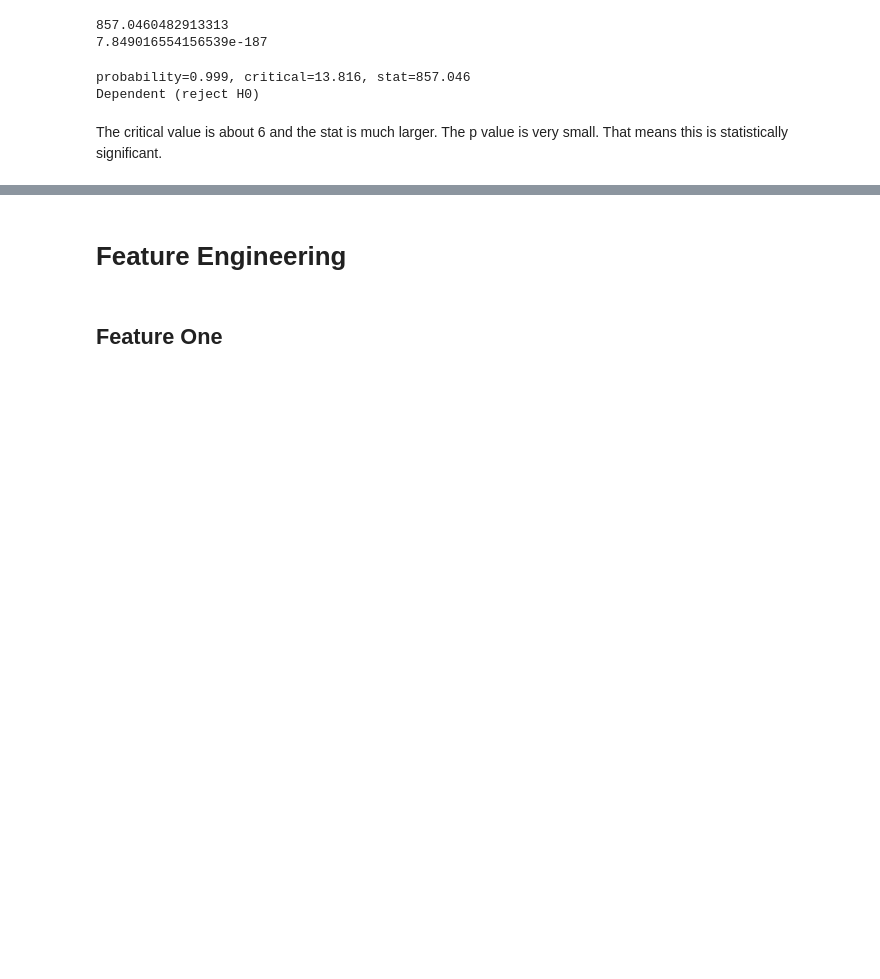
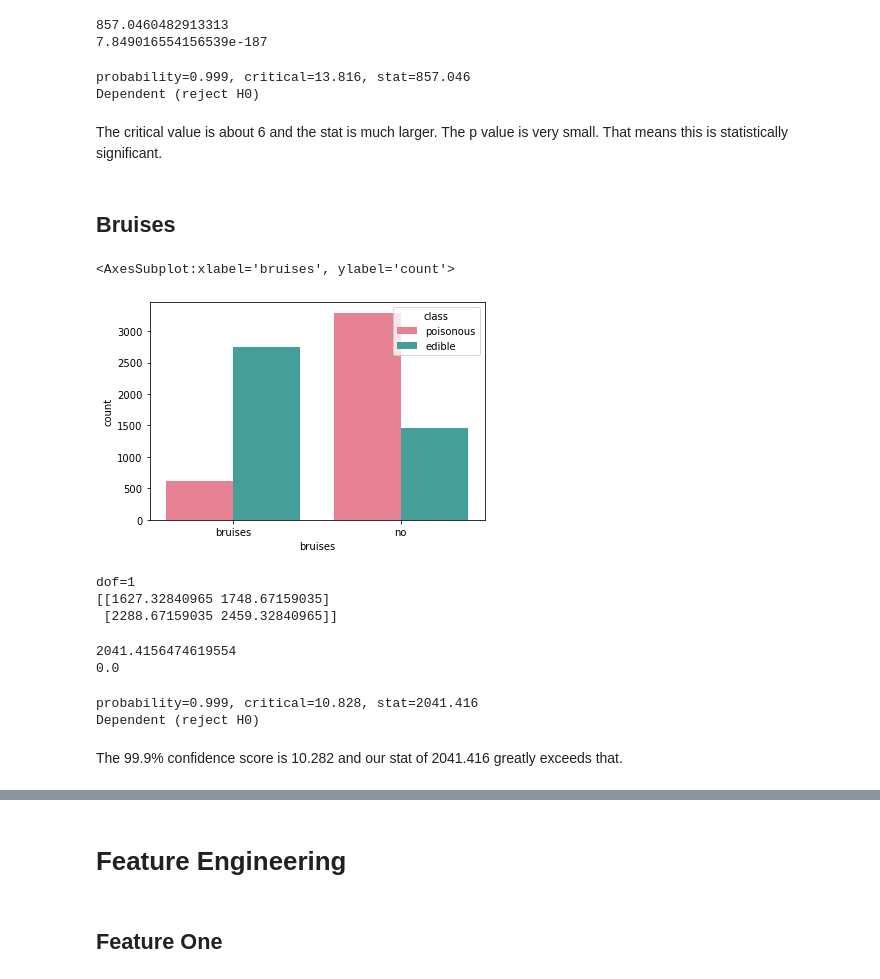
Before and after one commit to raizelistaken/Classification_project3, a Jupyter notebook: Thursday.ipynb, the cells around one changed output, grey strips where cells are left out. Saved outputs shown, nothing was run; the diff lists cells and outputs as text; code cells hidden in the pictures; blank space fills up the shorter version.

```diff
--- a/Thursday.ipynb
+++ b/Thursday.ipynb
@@ -313,3 +313,10 @@ probability=0.999, critical=13.816, stat=857.046
 Dependent (reject H0)
 # %% [markdown]
 The critical value is about 6 and the stat is much larger. The p value is very small. That means this is statistically significant.
+# %% [markdown]
+## Bruises
+# %%
+sns.countplot(x='bruises', hue="class", data=df, palette = 'husl')
+# %% [output]
+<AxesSubplot:xlabel='bruises', ylabel='count'>
+[figure, added]
@@ -315,0 +326,29 @@ The critical value is about 6 and the stat is much larger. The p value is very s
+# %%
+stat, p, dof, expected = chi2_contingency(table)
+print('dof=%d' % dof)
+print(expected)
+# %% [output]
+dof=1
+[[1627.32840965 1748.67159035]
+ [2288.67159035 2459.32840965]]
+# %%
+print(stat)
+print(p)
+# %% [output]
+2041.4156474619554
+0.0
+# %%
+# interpret test-statistic
+prob = 0.999
+critical = chi2.ppf(prob, dof)
+
+print('probability=%.3f, critical=%.3f, stat=%.3f' % (prob, critical, stat))
+if abs(stat) >= critical:
+	print('Dependent (reject H0)')
+else:
+	print('Independent (fail to reject H0)')
+# %% [output]
+probability=0.999, critical=10.828, stat=2041.416
+Dependent (reject H0)
+# %% [markdown]
+The 99.9% confidence score is 10.282 and our stat of 2041.416 greatly exceeds that.
```
Also changed, not shown: parts of 4 cells of this notebook.
